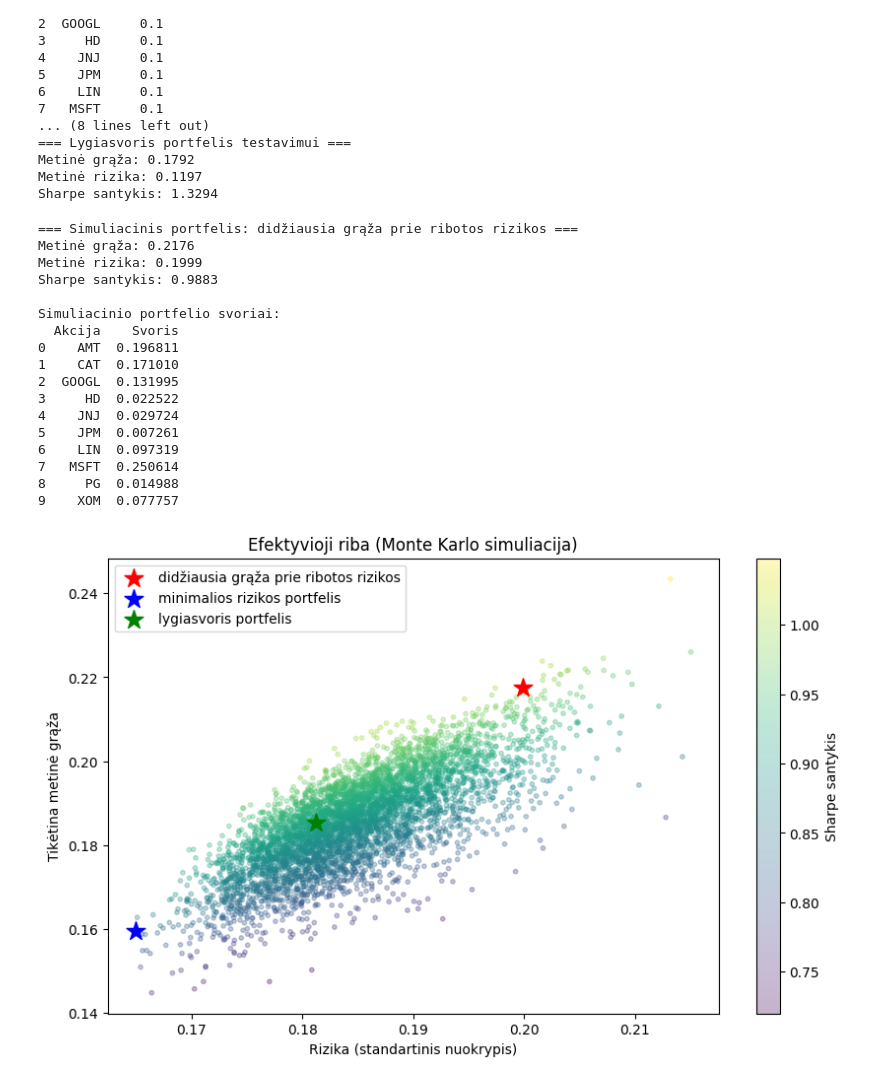
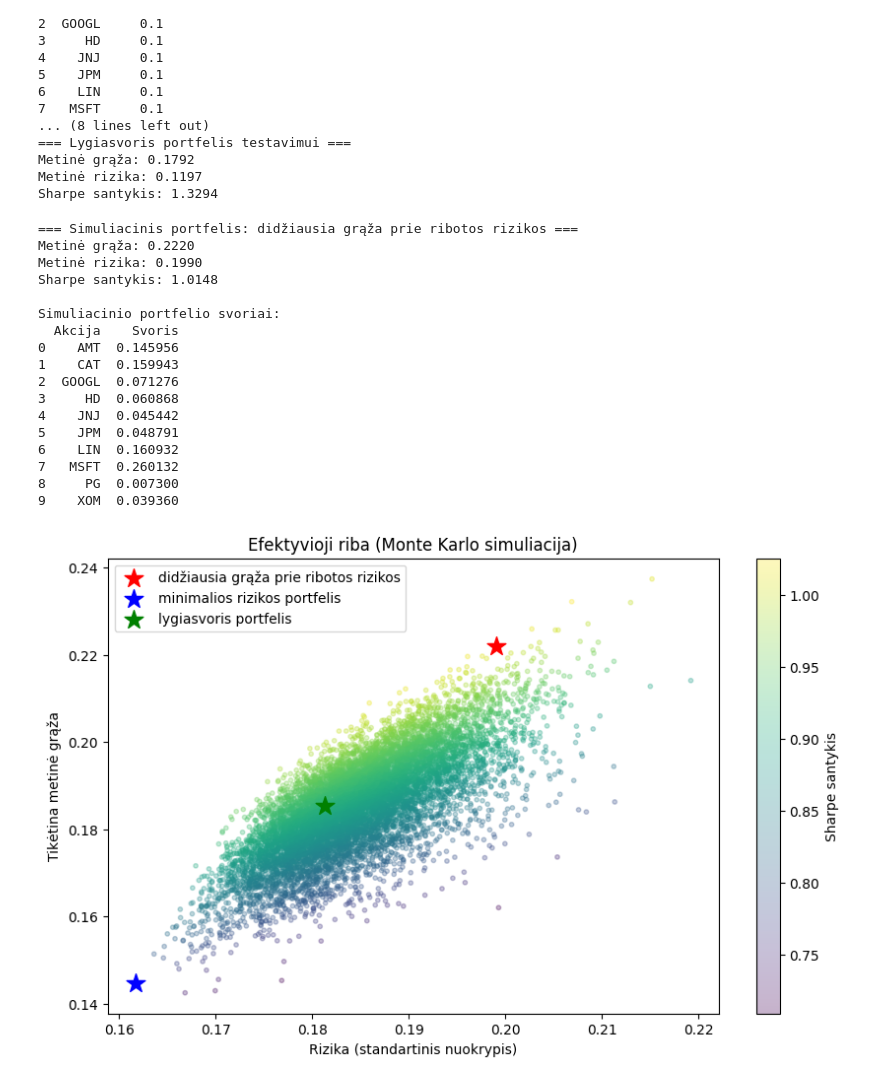
Before and after one commit to JorisA29/Baigiamasis_Darbas_2026, a Jupyter notebook: bakis1modelis.ipynb, the cells around one changed output. Cells and saved outputs as stored; diff of their text form; code cells hidden in the pictures.

```diff
--- a/bakis1modelis.ipynb
+++ b/bakis1modelis.ipynb
@@ -362,7 +339,7 @@ Sharpe santykis: 1.3294
 import matplotlib.pyplot as plt
 
 # simuliacinis portfelis
-simuliaciju_skaicius = 5000
+simuliaciju_skaicius = 10000
 
 # nustatoma maksimali leistina rizika
 maksimali_leistina_rizika = 0.20
@@ -447,44 +424,44 @@ plt.scatter(
 )
 
 plt.scatter(
     minimalios_rizikos_rizika,
     minimalios_rizikos_graza,
     color='b',
     marker='*',
     s=200,
     label='minimalios rizikos portfelis'
 )
 
 plt.scatter(
     lygiasvorio_rizika,
     lygiasvorio_graza,
     color='g',
     marker='*',
     s=200,
     label='lygiasvoris portfelis'
 )
 
 plt.title('Efektyvioji riba (Monte Karlo simuliacija)')
 plt.xlabel('Rizika (standartinis nuokrypis)')
 plt.ylabel('Tikėtina metinė grąža')
 plt.legend()
 plt.show()
 # %% [output]
 === Simuliacinis portfelis: didžiausia grąža prie ribotos rizikos ===
-Metinė grąža: 0.2176
-Metinė rizika: 0.1999
-Sharpe santykis: 0.9883
+Metinė grąža: 0.2220
+Metinė rizika: 0.1990
+Sharpe santykis: 1.0148
 
 Simuliacinio portfelio svoriai:
   Akcija    Svoris
-0    AMT  0.196811
-1    CAT  0.171010
-2  GOOGL  0.131995
-3     HD  0.022522
-4    JNJ  0.029724
-5    JPM  0.007261
-6    LIN  0.097319
-7   MSFT  0.250614
-8     PG  0.014988
-9    XOM  0.077757
+0    AMT  0.145956
+1    CAT  0.159943
+2  GOOGL  0.071276
+3     HD  0.060868
+4    JNJ  0.045442
+5    JPM  0.048791
+6    LIN  0.160932
+7   MSFT  0.260132
+8     PG  0.007300
+9    XOM  0.039360
-[figure, old version]
+[figure, new version]
```
Also changed, not shown: parts of 9 cells of this notebook.
